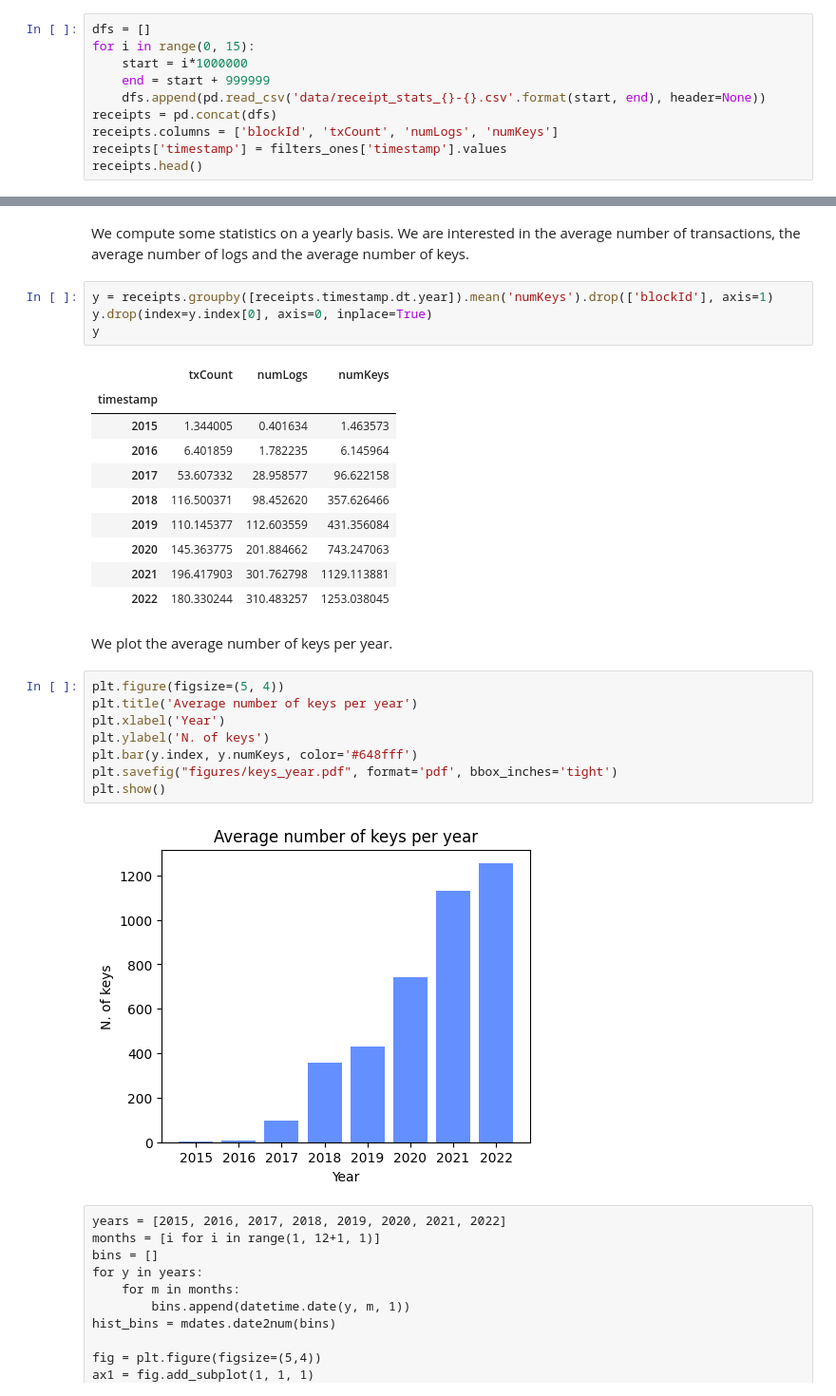
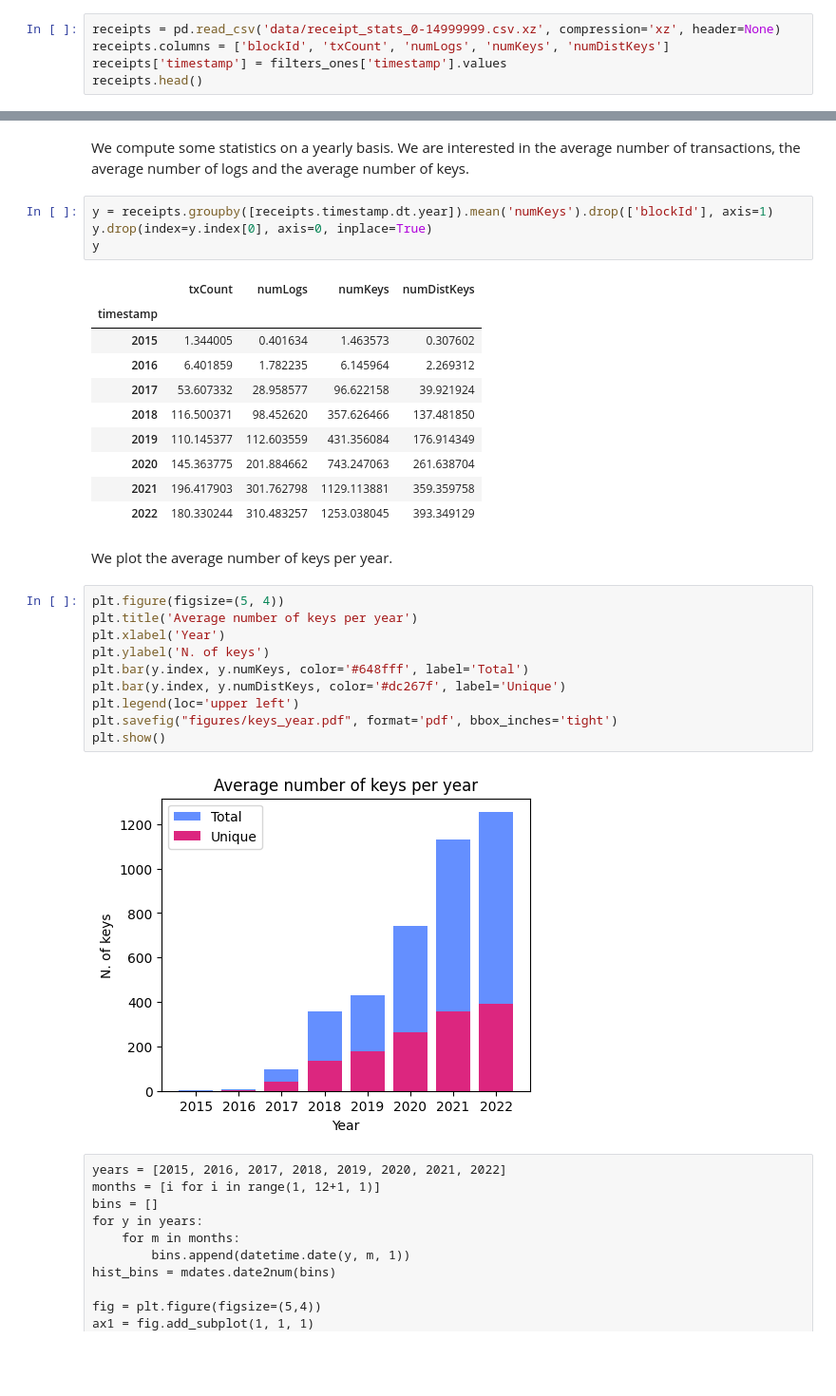
Before and after one commit to mloporchio/LogsBloomAnalysis, a Jupyter notebook: stats.ipynb, the cells around one changed output, grey strips where cells are left out. Shown: that part at 95% size. Saved outputs shown, nothing was run; the diff lists cells and outputs as text; blank space fills up the shorter version.

Commit message:
Notebook and data update

```diff
--- a/stats.ipynb
+++ b/stats.ipynb
@@ -148,13 +148,8 @@ plt.show()
 # %% [markdown]
 In this section we conduct an analysis of the TX receipts for all blocks in our data set.
 # %%
-dfs = []
-for i in range(0, 15):
-    start = i*1000000
-    end = start + 999999
-    dfs.append(pd.read_csv('data/receipt_stats_{}-{}.csv'.format(start, end), header=None))
-receipts = pd.concat(dfs)
-receipts.columns = ['blockId', 'txCount', 'numLogs', 'numKeys']
+receipts = pd.read_csv('data/receipt_stats_0-14999999.csv.xz', compression='xz', header=None)
+receipts.columns = ['blockId', 'txCount', 'numLogs', 'numKeys', 'numDistKeys']
 receipts['timestamp'] = filters_ones['timestamp'].values
 receipts.head()
 # %% [output]
@@ -198,28 +213,30 @@ y = receipts.groupby([receipts.timestamp.dt.year]).mean('numKeys').drop(['blockI
 y.drop(index=y.index[0], axis=0, inplace=True)
 y
 # %% [output]
-|  | txCount | numLogs | numKeys |
-| timestamp |  |  |  |
-| 2015 | 1.344005 | 0.401634 | 1.463573 |
-| 2016 | 6.401859 | 1.782235 | 6.145964 |
-| 2017 | 53.607332 | 28.958577 | 96.622158 |
-| 2018 | 116.500371 | 98.452620 | 357.626466 |
-| 2019 | 110.145377 | 112.603559 | 431.356084 |
-| 2020 | 145.363775 | 201.884662 | 743.247063 |
-| 2021 | 196.417903 | 301.762798 | 1129.113881 |
-| 2022 | 180.330244 | 310.483257 | 1253.038045 |
+|  | txCount | numLogs | numKeys | numDistKeys |
+| timestamp |  |  |  |  |
+| 2015 | 1.344005 | 0.401634 | 1.463573 | 0.307602 |
+| 2016 | 6.401859 | 1.782235 | 6.145964 | 2.269312 |
+| 2017 | 53.607332 | 28.958577 | 96.622158 | 39.921924 |
+| 2018 | 116.500371 | 98.452620 | 357.626466 | 137.481850 |
+| 2019 | 110.145377 | 112.603559 | 431.356084 | 176.914349 |
+| 2020 | 145.363775 | 201.884662 | 743.247063 | 261.638704 |
+| 2021 | 196.417903 | 301.762798 | 1129.113881 | 359.359758 |
+| 2022 | 180.330244 | 310.483257 | 1253.038045 | 393.349129 |
 # %% [markdown]
 We plot the average number of keys per year.
 # %%
 plt.figure(figsize=(5, 4))
 plt.title('Average number of keys per year')
 plt.xlabel('Year')
 plt.ylabel('N. of keys')
-plt.bar(y.index, y.numKeys, color='#648fff')
+plt.bar(y.index, y.numKeys, color='#648fff', label='Total')
+plt.bar(y.index, y.numDistKeys, color='#dc267f', label='Unique')
+plt.legend(loc='upper left')
 plt.savefig("figures/keys_year.pdf", format='pdf', bbox_inches='tight')
 plt.show()
 # %% [output]
-[figure, old version]
+[figure, new version]
 # %% [raw]
 years = [2015, 2016, 2017, 2018, 2019, 2020, 2021, 2022]
 months = [i for i in range(1, 12+1, 1)]
```
Also changed, not shown: parts of 6 cells of this notebook, 20 other files.
